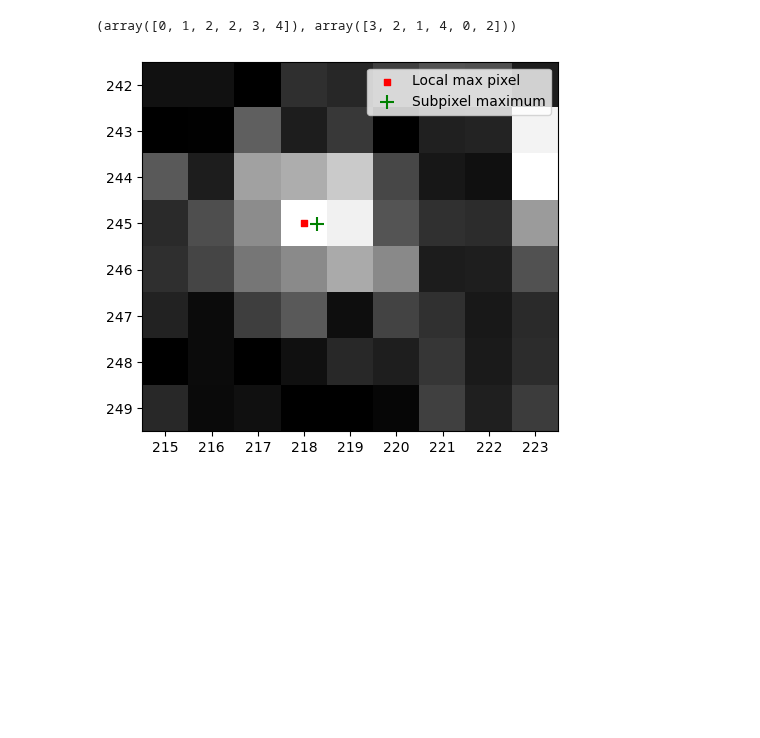
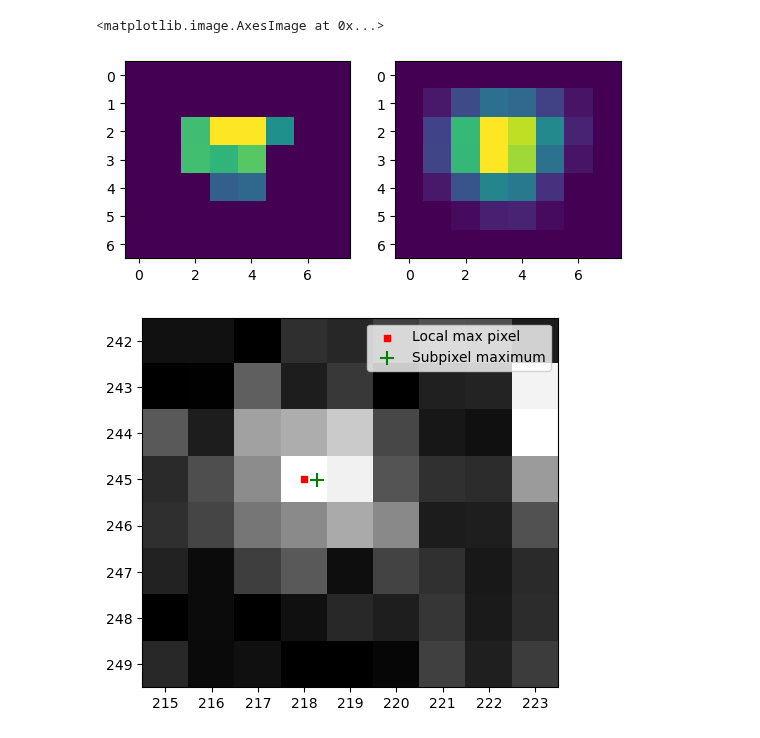
Before and after one commit to TFLVerouden/ETPoF, a Jupyter notebook: HW3/ETPoF_HW3_2.ipynb, the cells around one changed output. Saved outputs shown, nothing was run; the diff lists cells and outputs as text; code cells hidden in the pictures; blank space fills up the shorter version.

```diff
--- a/HW3/ETPoF_HW3_2.ipynb
+++ b/HW3/ETPoF_HW3_2.ipynb
@@ -233,12 +338,19 @@ RuntimeError: Optimal parameters not found: Number of calls to function has reac
-# %%
-test_x = np.array([7, 1, 2, 8, 3])
-test_z = np.array([5, 1, 1, 5, 1])
-np.logical_and(etpof.all_distances(test_x, test_z) > 0, etpof.all_distances(test_x, test_z) < 2)
-
-# Get groups that satisfy the condition
-np.where(np.logical_and(etpof.all_distances(test_x, test_z) > 0, etpof.all_distances(test_x, test_z) < 2))
-# %% [output]
-(array([0, 1, 2, 2, 3, 4]), array([3, 2, 1, 4, 0, 2]))
+# %%
+test_img = np.array([[  0,   0,   0,   0,   0,   0,   0,   0],
+ [  0,   0,   0,   0,   0,   0,   0,   0],
+ [  0,   0, 146, 211, 211, 106,   0,   0],
+ [  0,   0, 147, 138, 156,   0,   0,   0],
+ [  0,   0,   0,  64,  71,   0,   0,   0],
+ [  0,   0,   0,   0,   0,   0,   0,   0],
+ [  0,   0,   0,   0,   0,   0,   0,   0]], dtype=np.uint8)
+
+fig,ax=plt.subplots(1,2)
+
+ax[0].imshow(test_img)
+ax[1].imshow(cv.GaussianBlur(test_img, (3, 3), 0))
+# %% [output]
+<matplotlib.image.AxesImage at 0x...>
+[figure, added]
 # %%
 # # Get all pixels enclosed by the contour
 # mask = np.zeros_like(img_proc)
```
Also changed, not shown: parts of 7 cells of this notebook.
